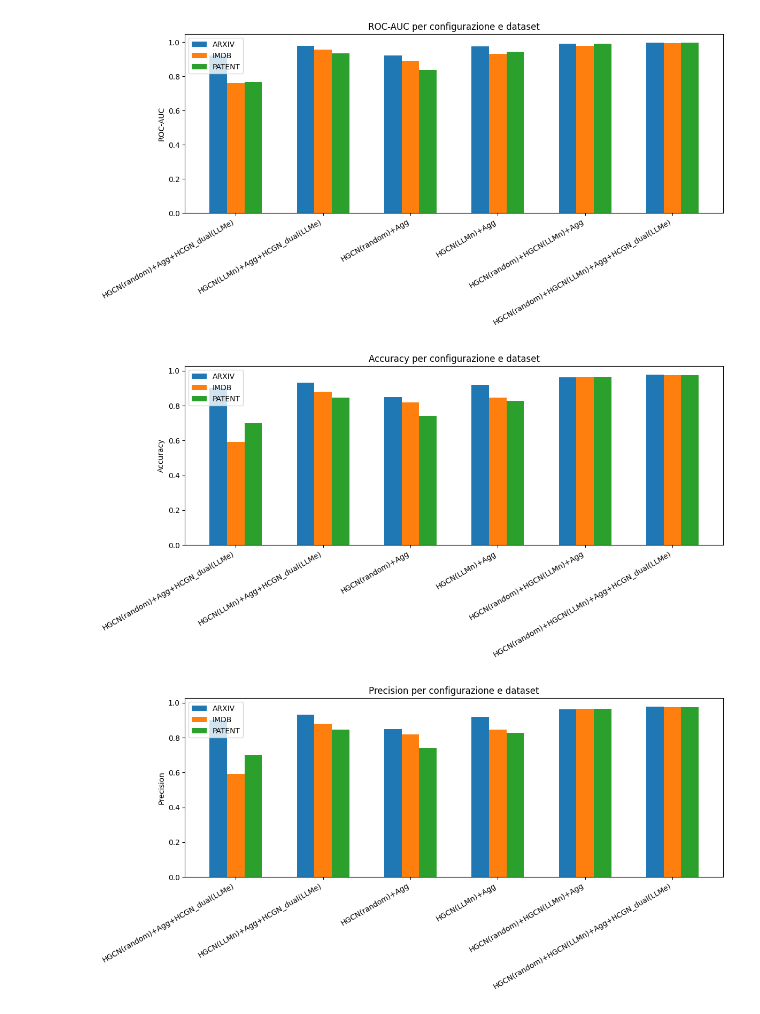
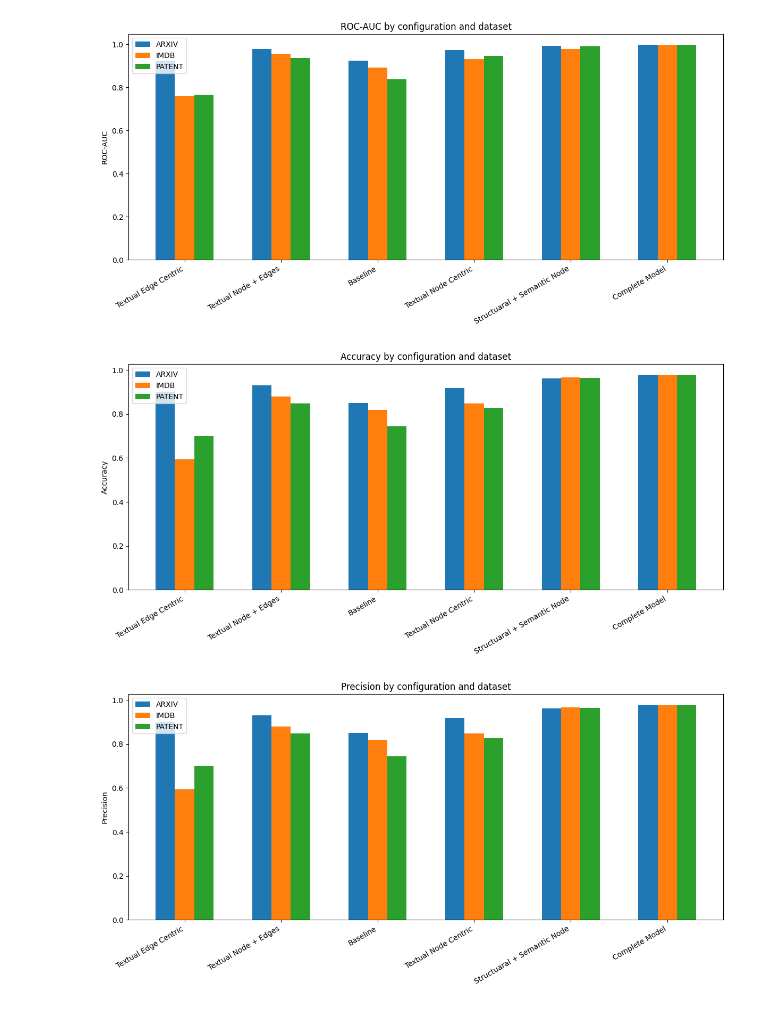
Before and after one commit to hypernetwork-research-group/ContextualHLP, a Jupyter notebook: charts.ipynb, the cells around one changed output. Saved outputs shown, nothing was run; the diff lists cells and outputs as text; code cells hidden in the pictures.

```diff
--- a/charts.ipynb
+++ b/charts.ipynb
@@ -5,12 +5,12 @@ import numpy as np
 import seaborn as sns
 # %%
 configs = [
-    "HGCN(random)+Agg+HCGN_dual(LLMe)",
-    "HGCN(LLMn)+Agg+HCGN_dual(LLMe)",
-    "HGCN(random)+Agg",
-    "HGCN(LLMn)+Agg",
-    "HGCN(random)+HGCN(LLMn)+Agg",
-    "HGCN(random)+HGCN(LLMn)+Agg+HCGN_dual(LLMe)"
+    "Textual Edge Centric",
+    "Textual Node + Edges",
+    "Baseline",
+    "Textual Node Centric",
+    "Structuaral + Semantic Node",
+    "Complete Model"
 ]
 
 data = {
@@ -23,37 +23,37 @@ data = {
     "IMDB_Precision": [0.5926, 0.8801, 0.819, 0.8472, 0.9665, 0.9752],
     "PATENT_ROC-AUC": [0.767, 0.9363, 0.8377, 0.9457, 0.9907, 0.9968],
     "PATENT_Accuracy": [0.7004, 0.8476, 0.743, 0.827, 0.9645, 0.9757],
     "PATENT_Precision": [0.7004, 0.8476, 0.743, 0.827, 0.9645, 0.9757],
 }
 
 df = pd.DataFrame(data)
 
 def plot_metric(metric, df, datasets=["ARXIV", "IMDB", "PATENT"]):
     x = np.arange(len(df["Config"]))
     width = 0.2
 
     fig, ax = plt.subplots(figsize=(12, 6))
 
     for i, dataset in enumerate(datasets):
         vals = df[f"{dataset}_{metric}"]
         ax.bar(x + i*width, vals, width, label=dataset)
 
     ax.set_ylabel(metric)
-    ax.set_title(f"{metric} per configurazione e dataset")
+    ax.set_title(f"{metric} by configuration and dataset")
     ax.set_xticks(x + width)
     ax.set_xticklabels(df["Config"], rotation=30, ha="right")
     ax.legend()
 
     plt.tight_layout()
     plt.show()
 
 plot_metric("ROC-AUC", df)
 plot_metric("Accuracy", df)
 plot_metric("Precision", df)
 # %% [output]
-[figure, old version]
+[figure, new version]
-[figure, old version]
+[figure, new version]
-[figure, old version]
+[figure, new version]
 # %%
 df = pd.DataFrame(data)
 
```
Also changed, not shown: parts of 2 cells of this notebook, 2 other files.
